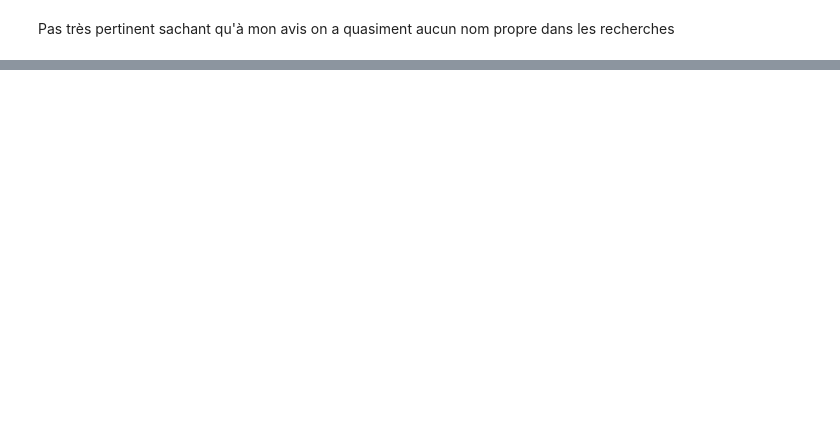
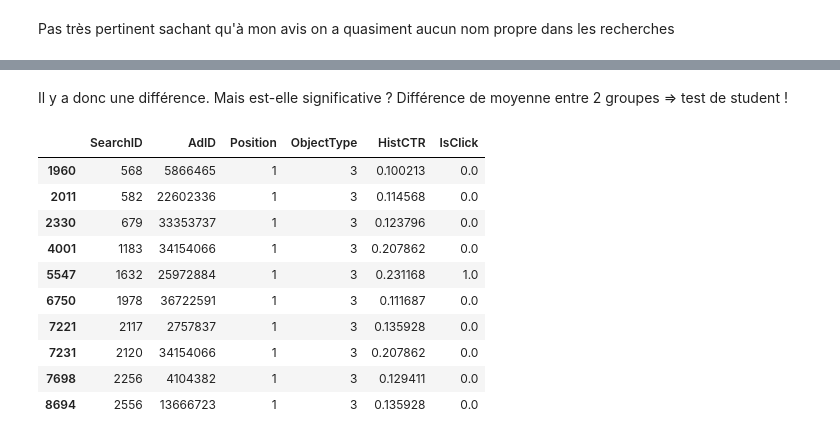
Before and after one commit to francoislegac/avito-kaggle, a Jupyter notebook: personal_analysis.ipynb, the cells around one changed output, grey strips where cells are left out. Drawn from its saved outputs; the diff is of its cells as text; code cells hidden in the pictures; blank space fills up the shorter version.

```diff
--- a/personal_analysis.ipynb
+++ b/personal_analysis.ipynb
@@ -516,0 +507,2 @@ in-depth-analysis-and-viz-avito.ipynb  queries.txt
+# %% [markdown]
+Il y a donc une différence. Mais est-elle significative ? Différence de moyenne entre 2 groupes => test de student !
@@ -516,0 +514,15 @@ in-depth-analysis-and-viz-avito.ipynb  queries.txt
+# %%
+# on dirait qu'il y a des outliers
+train_search_stream.loc[train_search_stream.HistCTR > 0.1, ]
+# %% [output]
+|  | SearchID | AdID | Position | ObjectType | HistCTR | IsClick |
+| 1960 | 568 | 5866465 | 1 | 3 | 0.100213 | 0.0 |
+| 2011 | 582 | 22602336 | 1 | 3 | 0.114568 | 0.0 |
+| 2330 | 679 | 33353737 | 1 | 3 | 0.123796 | 0.0 |
+| 4001 | 1183 | 34154066 | 1 | 3 | 0.207862 | 0.0 |
+| 5547 | 1632 | 25972884 | 1 | 3 | 0.231168 | 1.0 |
+| 6750 | 1978 | 36722591 | 1 | 3 | 0.111687 | 0.0 |
+| 7221 | 2117 | 2757837 | 1 | 3 | 0.135928 | 0.0 |
+| 7231 | 2120 | 34154066 | 1 | 3 | 0.207862 | 0.0 |
+| 7698 | 2256 | 4104382 | 1 | 3 | 0.129411 | 0.0 |
+| 8694 | 2556 | 13666723 | 1 | 3 | 0.135928 | 0.0 |
```
Also changed, not shown: parts of 42 cells of this notebook.
